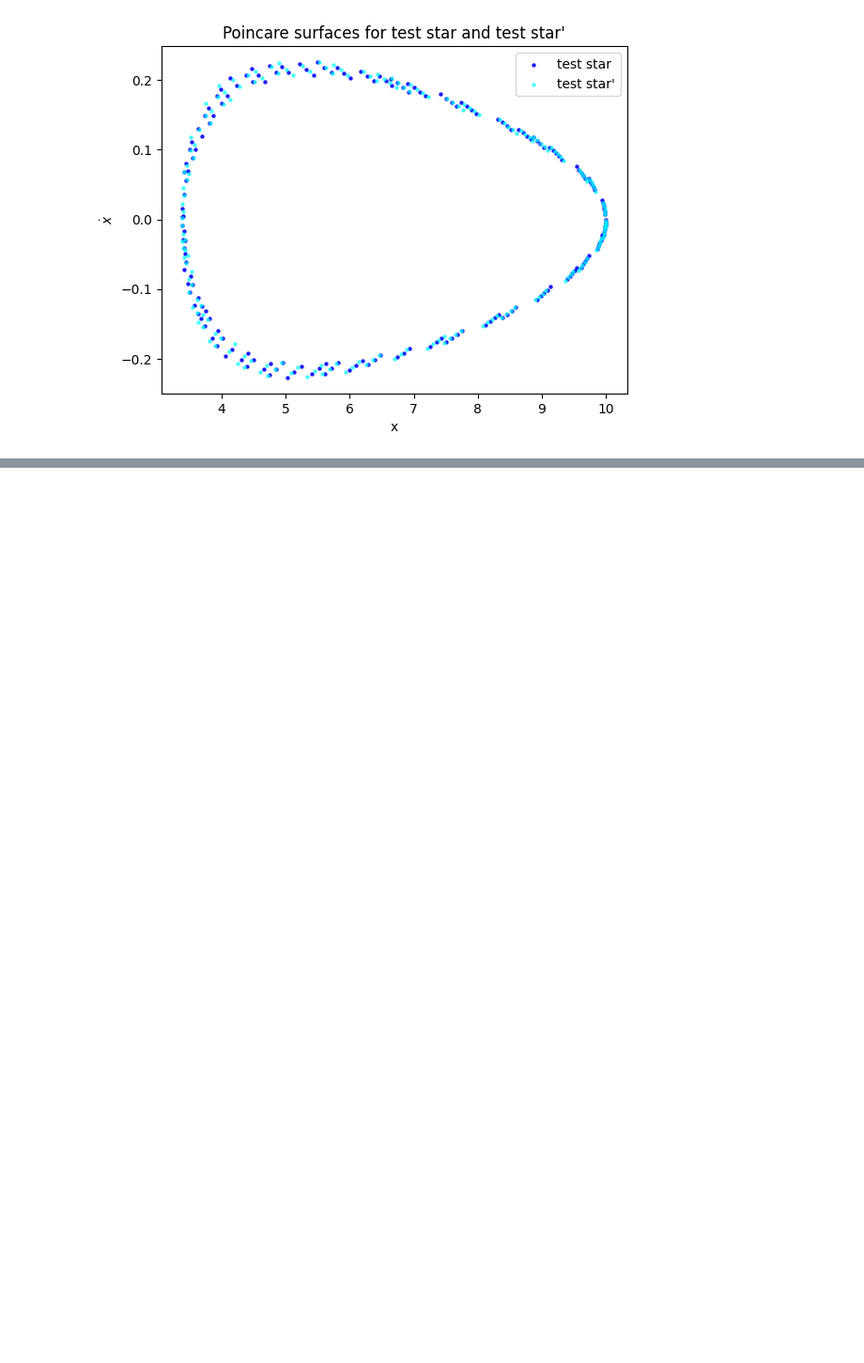
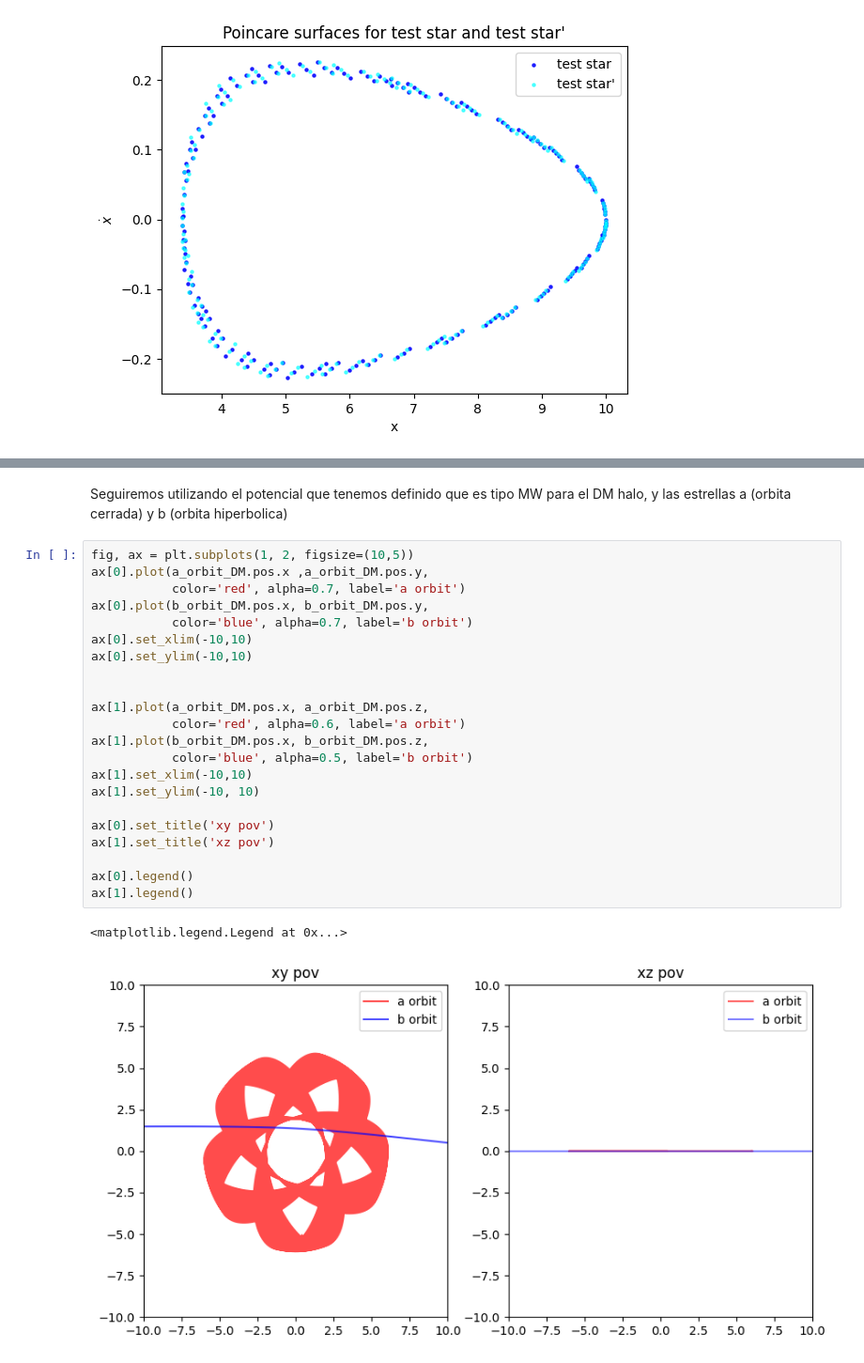
Before and after one commit to patito-mary/topicos, a Jupyter notebook: informfinal.ipynb, the cells around one changed output, grey strips where cells are left out. Shown at 94% size. Cells and saved outputs as stored; diff of their text form; blank space fills up the shorter version.

```diff
--- a/informfinal.ipynb
+++ b/informfinal.ipynb
@@ -624,0 +631,27 @@ Se nota que la superficie de poincare que representa la estrella levemente pertu
+# %% [markdown]
+Seguiremos utilizando el potencial que tenemos definido que es tipo MW para el DM halo, y las estrellas a (orbita cerrada) y b (orbita hiperbolica)
+# %%
+fig, ax = plt.subplots(1, 2, figsize=(10,5))
+ax[0].plot(a_orbit_DM.pos.x ,a_orbit_DM.pos.y,
+           color='red', alpha=0.7, label='a orbit')
+ax[0].plot(b_orbit_DM.pos.x, b_orbit_DM.pos.y,
+           color='blue', alpha=0.7, label='b orbit')
+ax[0].set_xlim(-10,10)
+ax[0].set_ylim(-10,10)
+
+
+ax[1].plot(a_orbit_DM.pos.x, a_orbit_DM.pos.z,
+           color='red', alpha=0.6, label='a orbit')
+ax[1].plot(b_orbit_DM.pos.x, b_orbit_DM.pos.z,
+           color='blue', alpha=0.5, label='b orbit')
+ax[1].set_xlim(-10,10)
+ax[1].set_ylim(-10, 10)
+
+ax[0].set_title('xy pov')
+ax[1].set_title('xz pov')
+
+ax[0].legend()
+ax[1].legend()
+# %% [output]
+<matplotlib.legend.Legend at 0x...>
+[figure, added]
```
Also changed, not shown: parts of 13 cells of this notebook.
